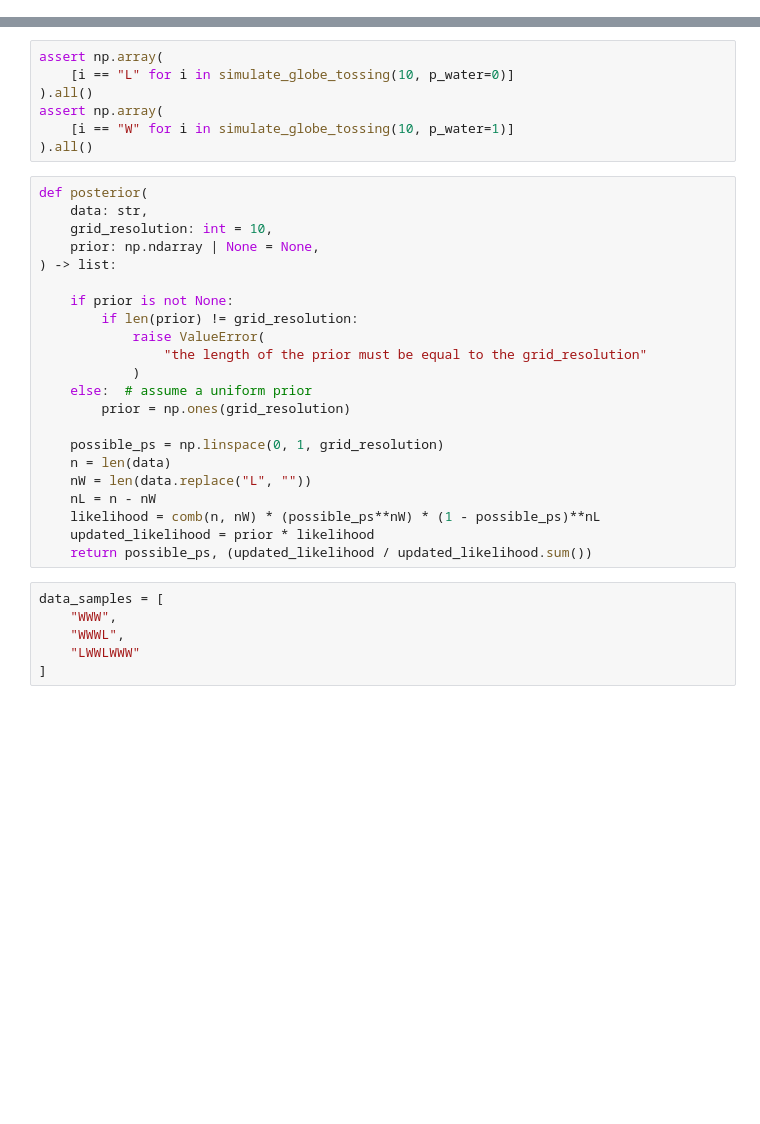
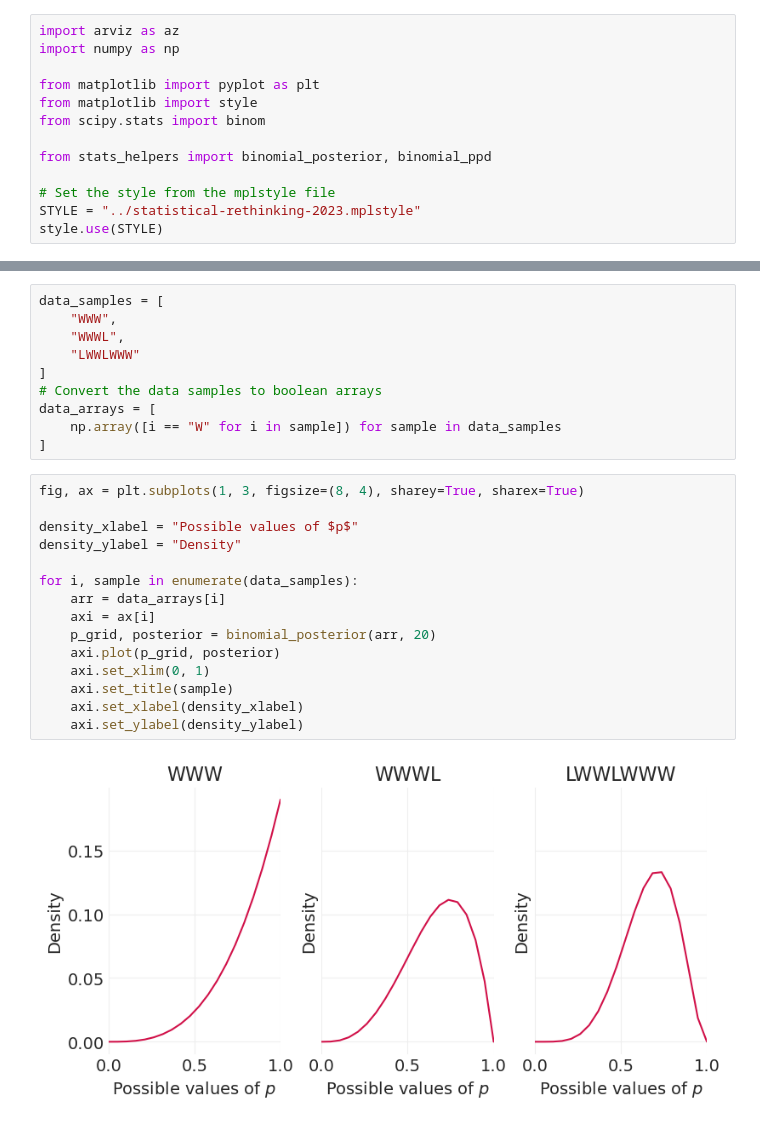
Before and after one commit to niksirbi/statistical-rethinking-2023, a Jupyter notebook: exercises/Lecture_02.ipynb, the cells around one changed output, grey strips where cells are left out. Drawn from its saved outputs; the diff is of its cells as text; blank space fills up the shorter version.

```diff
--- a/exercises/Lecture_02.ipynb
+++ b/exercises/Lecture_02.ipynb
@@ -9 +4,14 @@ from matplotlib import pyplot as plt
+# %%
+import arviz as az
+import numpy as np
+
+from matplotlib import pyplot as plt
+from matplotlib import style
+from scipy.stats import binom
+
+from stats_helpers import binomial_posterior, binomial_ppd
+
+# Set the style from the mplstyle file
+STYLE = "../statistical-rethinking-2023.mplstyle"
+style.use(STYLE)
 # %% [markdown]
@@ -47,35 +26,27 @@ def simulate_globe_tossing(
-# %%
-assert np.array(
-    [i == "L" for i in simulate_globe_tossing(10, p_water=0)]
-).all()
-assert np.array(
-    [i == "W" for i in simulate_globe_tossing(10, p_water=1)]
-).all()
-# %%
-def posterior(
-    data: str,
-    grid_resolution: int = 10,
-    prior: np.ndarray | None = None,
-) -> list:
-
-    if prior is not None:
-        if len(prior) != grid_resolution:
-            raise ValueError(
-                "the length of the prior must be equal to the grid_resolution"
-            )
-    else:  # assume a uniform prior
-        prior = np.ones(grid_resolution)
-
-    possible_ps = np.linspace(0, 1, grid_resolution)
-    n = len(data)
-    nW = len(data.replace("L", ""))
-    nL = n - nW
-    likelihood = comb(n, nW) * (possible_ps**nW) * (1 - possible_ps)**nL
-    updated_likelihood = prior * likelihood
-    return possible_ps, (updated_likelihood / updated_likelihood.sum())
-# %%
-data_samples = [
-    "WWW",
-    "WWWL",
-    "LWWLWWW"
-]
+# %%
+data_samples = [
+    "WWW",
+    "WWWL",
+    "LWWLWWW"
+]
+# Convert the data samples to boolean arrays
+data_arrays = [
+    np.array([i == "W" for i in sample]) for sample in data_samples
+]
+# %%
+fig, ax = plt.subplots(1, 3, figsize=(8, 4), sharey=True, sharex=True)
+
+density_xlabel = "Possible values of $p$"
+density_ylabel = "Density"
+
+for i, sample in enumerate(data_samples):
+    arr = data_arrays[i]
+    axi = ax[i]
+    p_grid, posterior = binomial_posterior(arr, 20)
+    axi.plot(p_grid, posterior)
+    axi.set_xlim(0, 1)
+    axi.set_title(sample)
+    axi.set_xlabel(density_xlabel)
+    axi.set_ylabel(density_ylabel)
+# %% [output]
+[figure, added]
```
Also changed, not shown: parts of 27 cells of this notebook, 1 other file.
